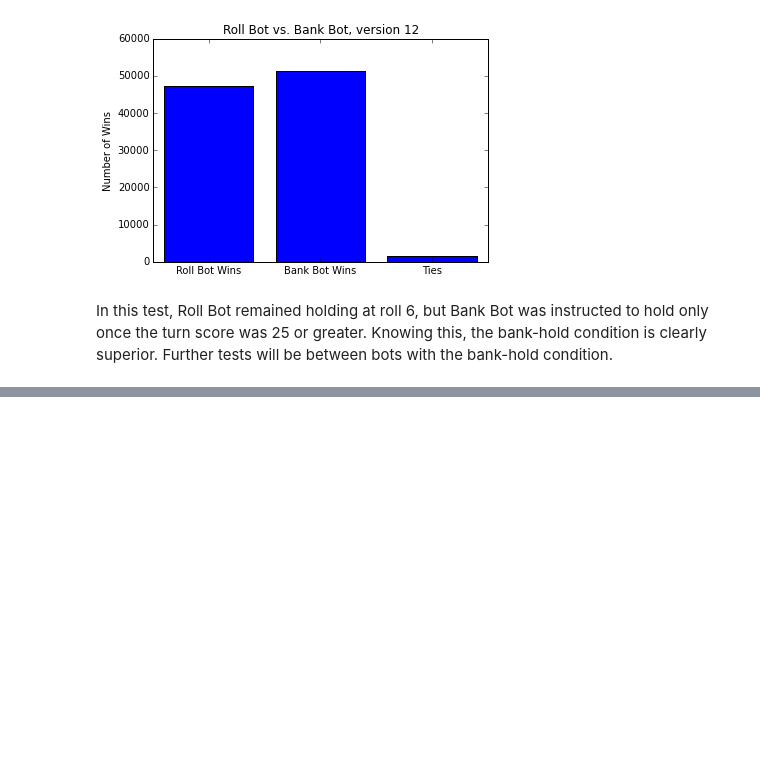
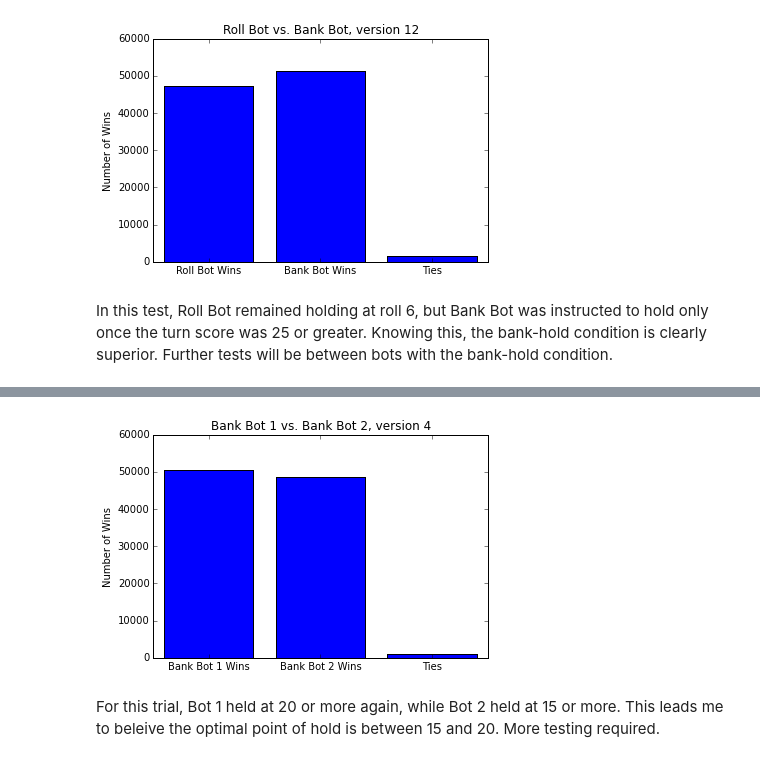
Before and after one commit to tiy-gvl-python-2015-09/ultimate-pig, a Jupyter notebook: This is the one to look at.ipynb, the cells around one changed output, grey strips where cells are left out. Drawn from its saved outputs; the diff is of its cells as text; code cells hidden in the pictures; blank space fills up the shorter version.

```diff
--- a/This is the one to look at.ipynb
+++ b/This is the one to look at.ipynb
@@ -358,0 +425,14 @@ In this test, Roll Bot remained holding at roll 6, but Bank Bot was instructed t
+# %%
+bank_bot_trial4 = game.run_n_trials(1000, 100)
+bank_bot_trial4_wins = win_count(bank_bot_trial4)
+# %%
+x1 = ["Bank Bot 1 Wins", "Bank Bot 2 Wins", "Ties"]
+plt.bar(range(len(bank_bot_trial4_wins)), bank_bot_trial4_wins, align='center')
+plt.xticks(range(len(one_smart_bot_wins)), x1)
+plt.title("Bank Bot 1 vs. Bank Bot 2, version 4")
+plt.ylabel("Number of Wins")
+plt.show()
+# %% [output]
+[figure, added]
+# %% [markdown]
+For this trial, Bot 1 held at 20 or more again, while Bot 2 held at 15 or more.  This leads me to beleive the optimal point of hold is between 15 and 20.  More testing required.
```
Also changed, not shown: parts of 16 cells of this notebook.
